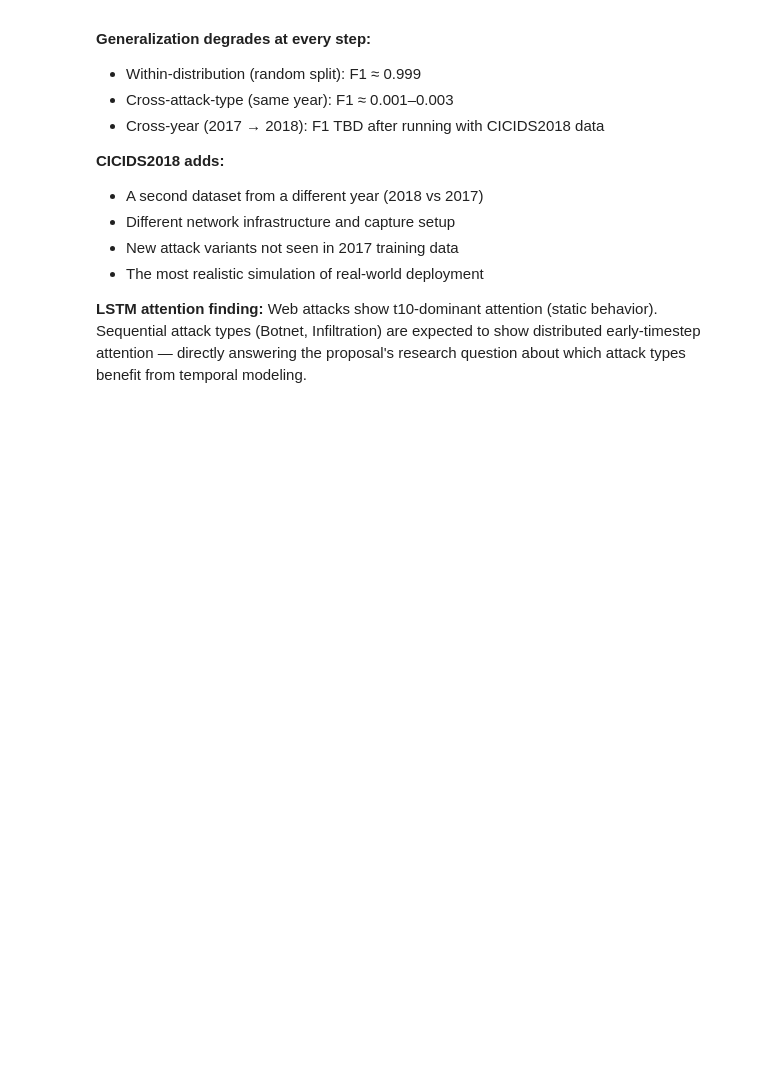
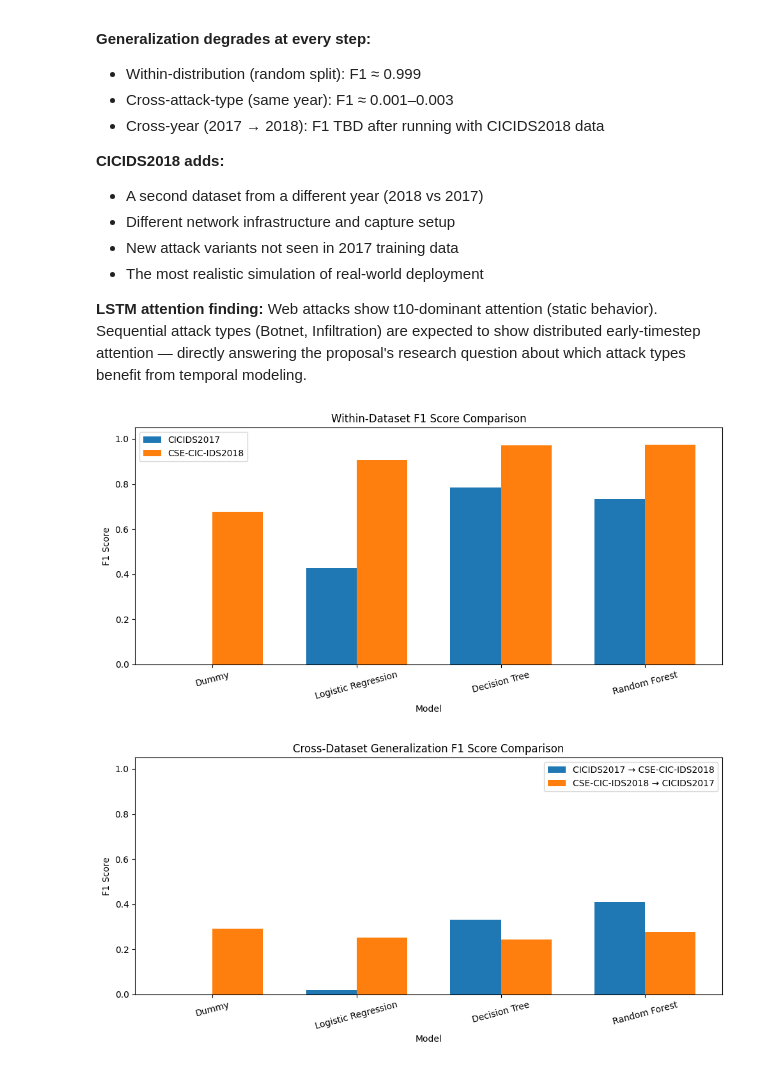
Before and after one commit to YP1545/IDS_project, a Jupyter notebook: notebooks/final_summary_and_report_prep.ipynb, the cells around one changed output. Drawn from its saved outputs; the diff is of its cells as text; code cells hidden in the pictures; blank space fills up the shorter version.

```diff
--- a/notebooks/final_summary_and_report_prep.ipynb
+++ b/notebooks/final_summary_and_report_prep.ipynb
@@ -174,3 +174,69 @@ Web attacks show t10-dominant attention (static behavior).
 Sequential attack types (Botnet, Infiltration) are expected to show
 distributed early-timestep attention — directly answering the proposal's
 research question about which attack types benefit from temporal modeling.
+# %%
+import pandas as pd
+import matplotlib.pyplot as plt
+import numpy as np
+
+within_df = pd.read_csv("../results/year_dataset_model_comparison.csv")
+cross_df = pd.read_csv("../results/cross_year_generalization_results.csv")
+
+# -----------------------------
+# Graph 1: Within-dataset F1
+# -----------------------------
+models = within_df["Model"].unique().tolist()
+datasets = within_df["Dataset"].unique().tolist()
+
+x = np.arange(len(models))
+width = 0.35
+
+fig, ax = plt.subplots(figsize=(10, 5))
+
+for i, dataset in enumerate(datasets):
+    vals = within_df[within_df["Dataset"] == dataset]["F1"].values
+    ax.bar(x + i * width, vals, width, label=dataset)
+
+ax.set_title("Within-Dataset F1 Score Comparison")
+ax.set_xlabel("Model")
+ax.set_ylabel("F1 Score")
+ax.set_xticks(x + width / 2)
+ax.set_xticklabels(models, rotation=15)
+ax.legend()
+ax.set_ylim(0, 1.05)
+
+plt.tight_layout()
+plt.savefig("../results/within_dataset_f1_comparison.png", dpi=300, bbox_inches="tight")
+plt.show()
+
+# -----------------------------
+# Graph 2: Cross-dataset F1
+# -----------------------------
+cross_df["Setting"] = cross_df["Train On"] + " → " + cross_df["Test On"]
+
+settings = cross_df["Setting"].unique().tolist()
+models_cross = cross_df["Model"].unique().tolist()
+
+x = np.arange(len(models_cross))
+width = 0.35
+
+fig, ax = plt.subplots(figsize=(10, 5))
+
+for i, setting in enumerate(settings):
+    vals = cross_df[cross_df["Setting"] == setting]["F1"].values
+    ax.bar(x + i * width, vals, width, label=setting)
+
+ax.set_title("Cross-Dataset Generalization F1 Score Comparison")
+ax.set_xlabel("Model")
+ax.set_ylabel("F1 Score")
+ax.set_xticks(x + width / 2)
+ax.set_xticklabels(models_cross, rotation=15)
+ax.legend()
+ax.set_ylim(0, 1.05)
+
+plt.tight_layout()
+plt.savefig("../results/cross_dataset_f1_comparison.png", dpi=300, bbox_inches="tight")
+plt.show()
+# %% [output]
+[figure, added]
+[figure, added]
```
Also changed, not shown: 4 other files.
